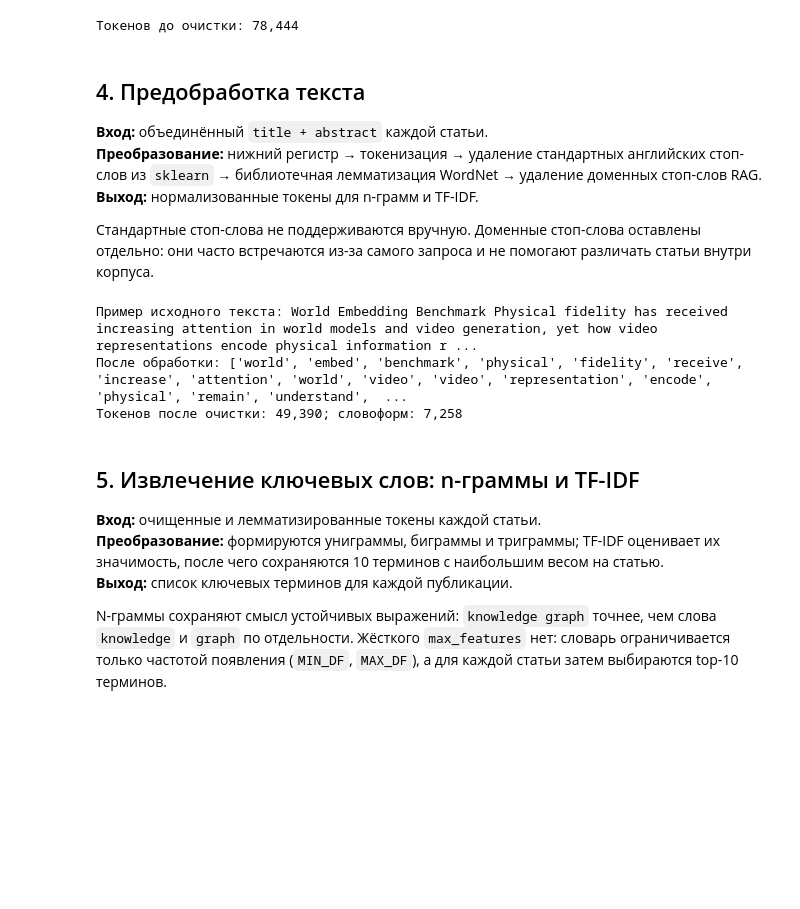
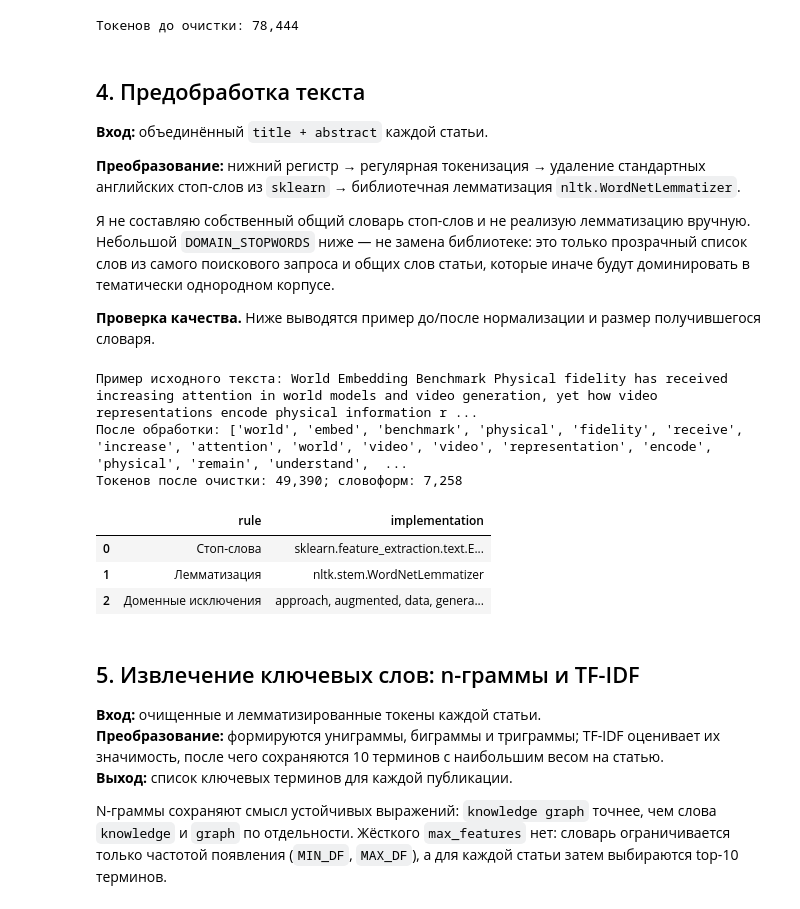
Before and after one commit to m4itmo/s7-andan-labs-reports, a Jupyter notebook: lab1_rag_graph/rag_graph_lab1.ipynb, the cells around one changed output. Cells and saved outputs as stored; diff of their text form; code cells hidden in the pictures; blank space fills up the shorter version.

```diff
--- a/lab1_rag_graph/rag_graph_lab1.ipynb
+++ b/lab1_rag_graph/rag_graph_lab1.ipynb
@@ -160,43 +169,58 @@ print(f'Токенов до очистки: {raw_token_count:,}')
 ## 4. Предобработка текста
 
 **Вход:** объединённый `title + abstract` каждой статьи.
-**Преобразование:** нижний регистр → токенизация → удаление стандартных английских стоп-слов из `sklearn` → библиотечная лемматизация WordNet → удаление доменных стоп-слов RAG.
-**Выход:** нормализованные токены для n-грамм и TF-IDF.
 
-Стандартные стоп-слова не поддерживаются вручную. Доменные стоп-слова оставлены отдельно: они часто встречаются из-за самого запроса и не помогают различать статьи внутри корпуса.
+**Преобразование:** нижний регистр → регулярная токенизация → удаление стандартных английских стоп-слов из `sklearn` → библиотечная лемматизация `nltk.WordNetLemmatizer`.
+
+Я не составляю собственный общий словарь стоп-слов и не реализую лемматизацию вручную. Небольшой `DOMAIN_STOPWORDS` ниже — не замена библиотеке: это только прозрачный список слов из самого поискового запроса и общих слов статьи, которые иначе будут доминировать в тематически однородном корпусе.
+
+**Проверка качества.** Ниже выводятся пример до/после нормализации и размер получившегося словаря.
 # %%
+# Библиотечные средства: sklearn.ENGLISH_STOP_WORDS и nltk.WordNetLemmatizer.
+# Этот короткий список дополняет их только частотными словами темы запроса.
 DOMAIN_STOPWORDS = {
     'retrieval', 'retrieve', 'augmented', 'generation', 'rag', 'model', 'system',
     'paper', 'approach', 'method', 'result', 'work', 'study', 'data', 'information'
 }
 TOKEN_RE = re.compile(r'[a-zA-Z][a-zA-Z-]{1,}')
 
 
 def normalize_tokens(text: str) -> list[str]:
     tokens = TOKEN_RE.findall(text.lower())
     normalized = []
     for token in tokens:
         if token in ENGLISH_STOP_WORDS:
             continue
         # Сначала глагольная, затем именная лемматизация: documents -> document, retrieved -> retrieve.
         lemma = lemmatizer.lemmatize(lemmatizer.lemmatize(token, pos='v'), pos='n')
         if len(lemma) > 2 and lemma not in DOMAIN_STOPWORDS:
             normalized.append(lemma)
     return normalized
 
 sample_before = corpus[0]
 sample_after = normalize_tokens(sample_before)
 cleaned_documents = [normalize_tokens(text) for text in corpus]
 clean_token_count = sum(map(len, cleaned_documents))
 vocabulary = set(token for tokens in cleaned_documents for token in tokens)
 
+normalization_check = pd.DataFrame({
+    'rule': ['Стоп-слова', 'Лемматизация', 'Доменные исключения'],
+    'implementation': ['sklearn.feature_extraction.text.ENGLISH_STOP_WORDS',
+                       'nltk.stem.WordNetLemmatizer',
+                       ', '.join(sorted(DOMAIN_STOPWORDS))],
+})
 print('Пример исходного текста:', sample_before[:350], '...')
 print('После обработки:', sample_after[:40])
 print(f'Токенов после очистки: {clean_token_count:,}; словоформ: {len(vocabulary):,}')
+display(normalization_check)
 # %% [output]
 Пример исходного текста: World Embedding Benchmark Physical fidelity has received increasing attention in world models and video generation, yet how video representations encode physical information r ...
 После обработки: ['world', 'embed', 'benchmark', 'physical', 'fidelity', 'receive', 'increase', 'attention', 'world', 'video', 'video', 'representation', 'encode', 'physical', 'remain', 'understand',  ...
 Токенов после очистки: 49,390; словоформ: 7,258
+|  | rule | implementation |
+| 0 | Стоп-слова | sklearn.feature_extraction.text.E... |
+| 1 | Лемматизация | nltk.stem.WordNetLemmatizer |
+| 2 | Доменные исключения | approach, augmented, data, genera... |
 # %% [markdown]
 ## 5. Извлечение ключевых слов: n-граммы и TF-IDF
 
```
Also changed, not shown: parts of 8 cells of this notebook.
